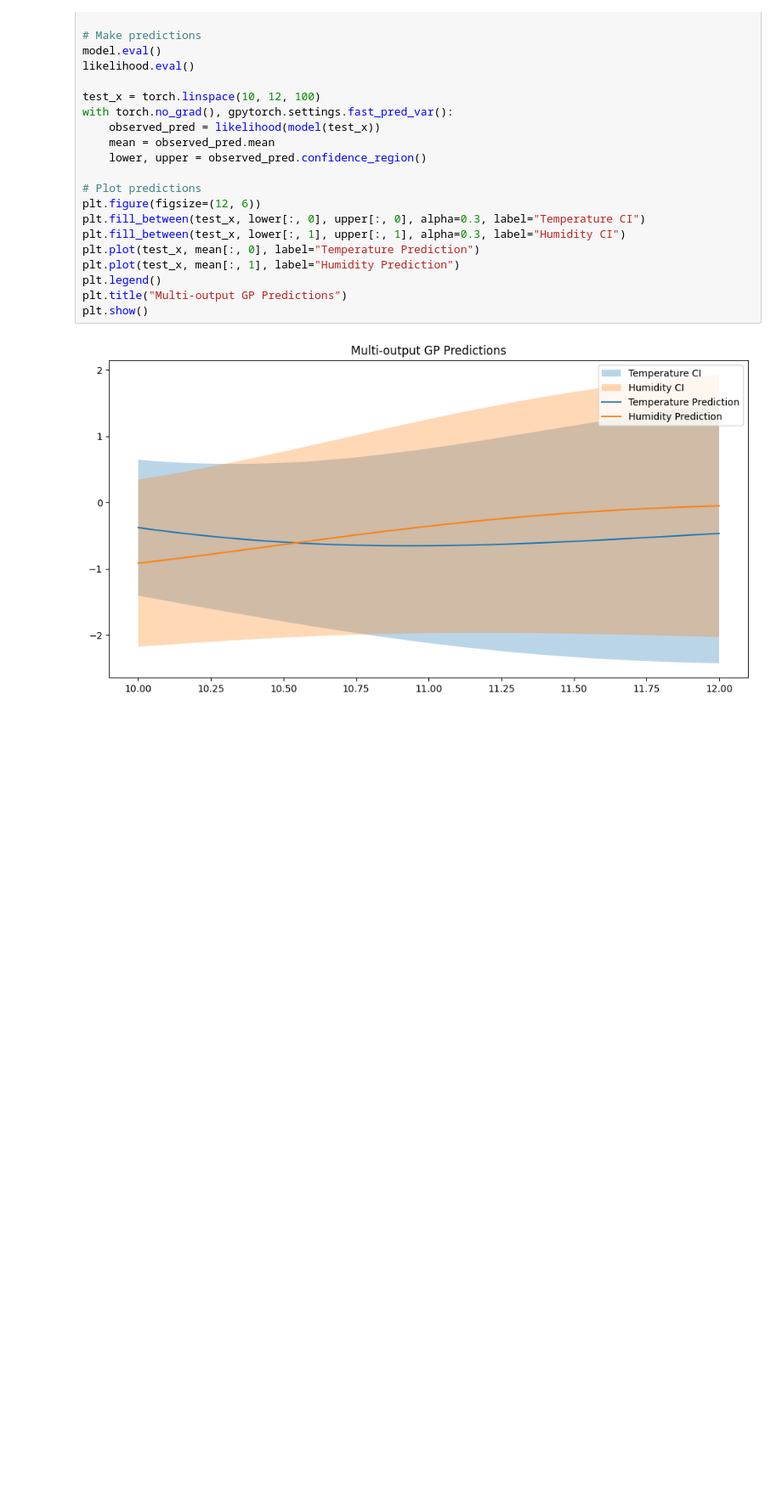
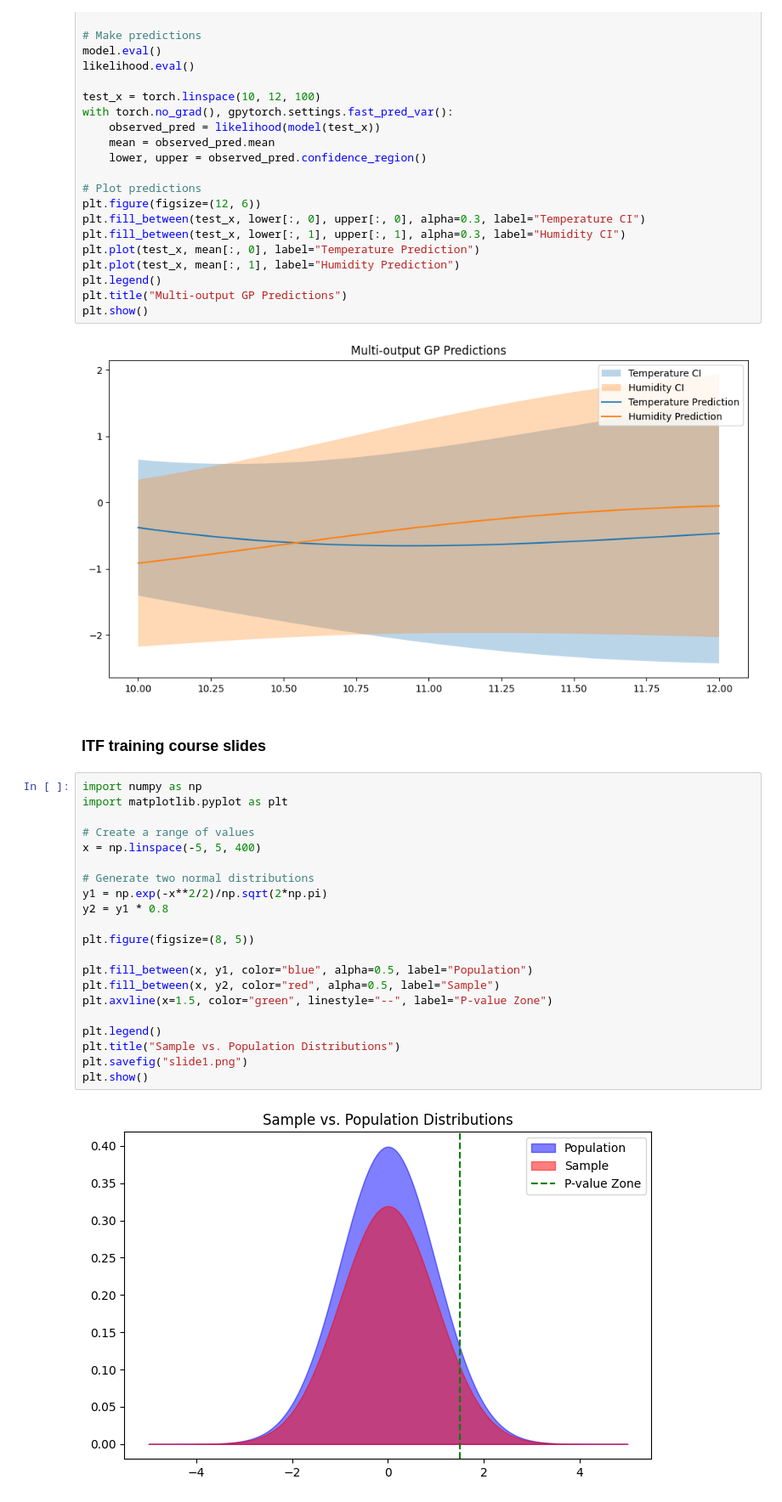
Before and after one commit to Lyric98/probML6701, a Jupyter notebook: multi-output/try.ipynb, the cells around one changed output. Shown at 85% size. Cells and saved outputs as stored; diff of their text form; blank space fills up the shorter version.

```diff
--- a/multi-output/try.ipynb
+++ b/multi-output/try.ipynb
@@ -80,3 +80,28 @@ plt.title("Multi-output GP Predictions")
 plt.show()
 # %% [output]
 [figure]
+# %% [markdown]
+### ITF training course slides
+# %%
+import numpy as np
+import matplotlib.pyplot as plt
+
+# Create a range of values
+x = np.linspace(-5, 5, 400)
+
+# Generate two normal distributions
+y1 = np.exp(-x**2/2)/np.sqrt(2*np.pi)
+y2 = y1 * 0.8
+
+plt.figure(figsize=(8, 5))
+
+plt.fill_between(x, y1, color="blue", alpha=0.5, label="Population")
+plt.fill_between(x, y2, color="red", alpha=0.5, label="Sample")
+plt.axvline(x=1.5, color="green", linestyle="--", label="P-value Zone")
+
+plt.legend()
+plt.title("Sample vs. Population Distributions")
+plt.savefig("slide1.png")
+plt.show()
+# %% [output]
+[figure, added]
```
Also changed, not shown: parts of 2 cells of this notebook, 3 other files.
